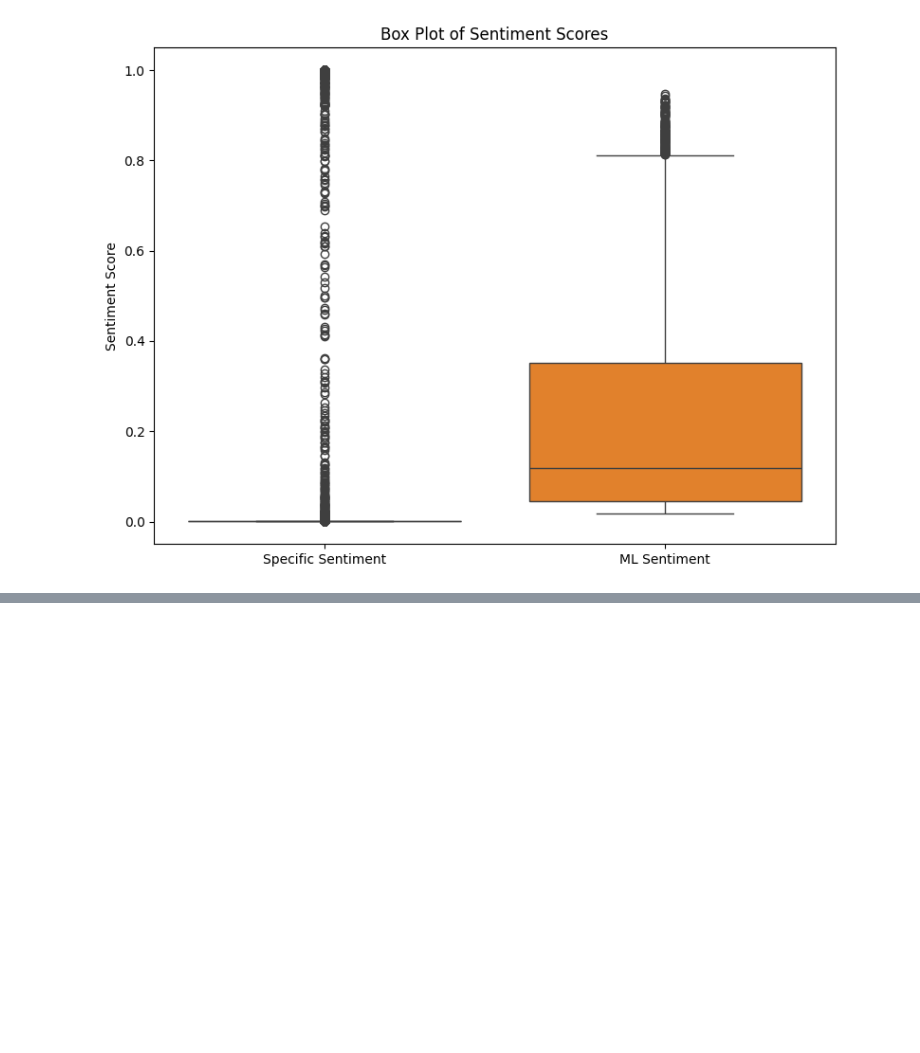
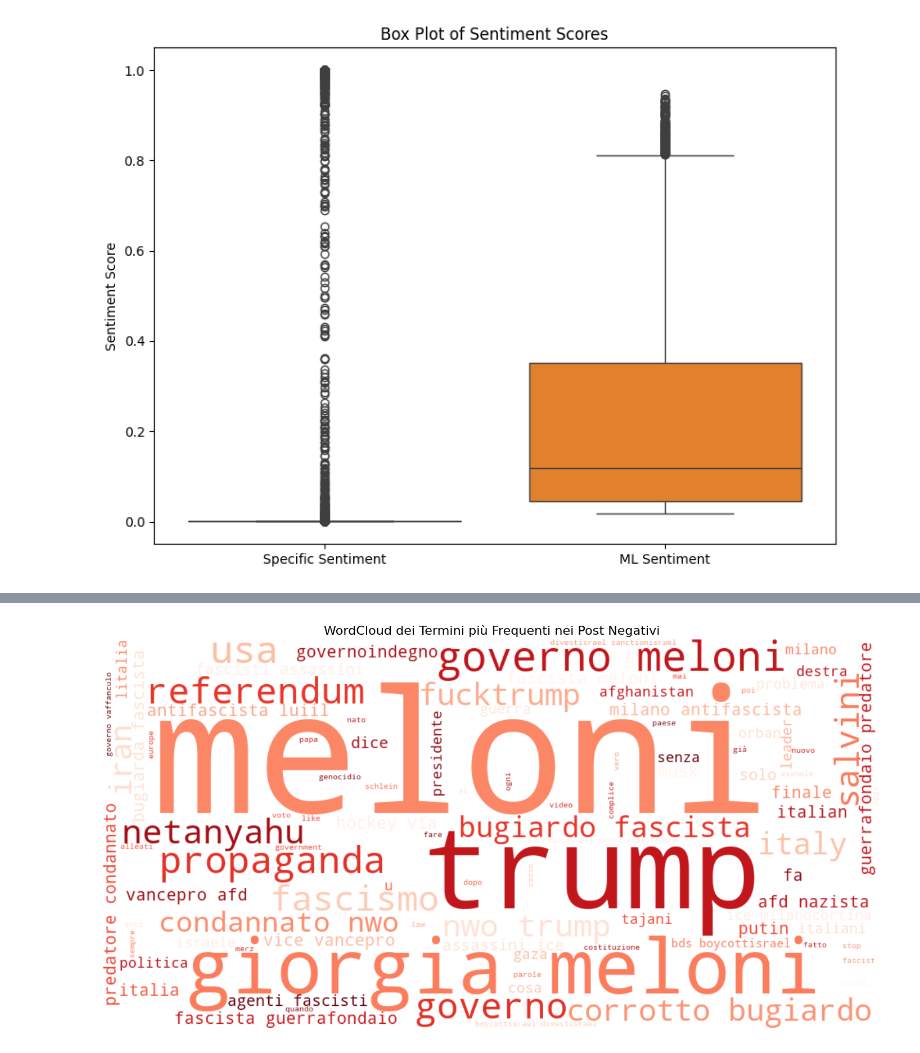
Before and after one commit to veetaw/nlp-project, a Jupyter notebook: results.ipynb, the cells around one changed output, grey strips where cells are left out. Drawn from its saved outputs; the diff is of its cells as text; code cells hidden in the pictures; blank space fills up the shorter version.

```diff
--- a/results.ipynb
+++ b/results.ipynb
@@ -110,0 +115,31 @@ plt.tight_layout()
+# %%
+from wordcloud import WordCloud
+import nltk
+from nltk.corpus import stopwords
+import matplotlib.pyplot as plt
+
+nltk.download('stopwords', quiet=True)
+stop_words_totali = set(stopwords.words('italian') + stopwords.words('english'))
+
+# filtr i post negativi per il modello multilingua
+df_neg = df[df["sentiment_multilingua_v2"] == "negative"]
+text_neg = " ".join(df_neg["text_clean"].fillna("").astype(str).tolist())
+
+wordcloud = WordCloud(
+    width=1000,
+    height=500,
+    background_color='white',
+    stopwords=stop_words_totali,
+    colormap='Reds_r',
+    max_words=100,
+    random_state=42
+).generate(text_neg)
+
+plt.figure(figsize=(15, 7.5))
+plt.imshow(wordcloud, interpolation='bilinear')
+plt.axis('off')
+plt.title("WordCloud dei Termini più Frequenti nei Post Negativi", fontsize=16)
+plt.tight_layout()
+plt.show()
+# %% [output]
+[figure, added]
```
Also changed, not shown: parts of 5 cells of this notebook, 6 other files.
